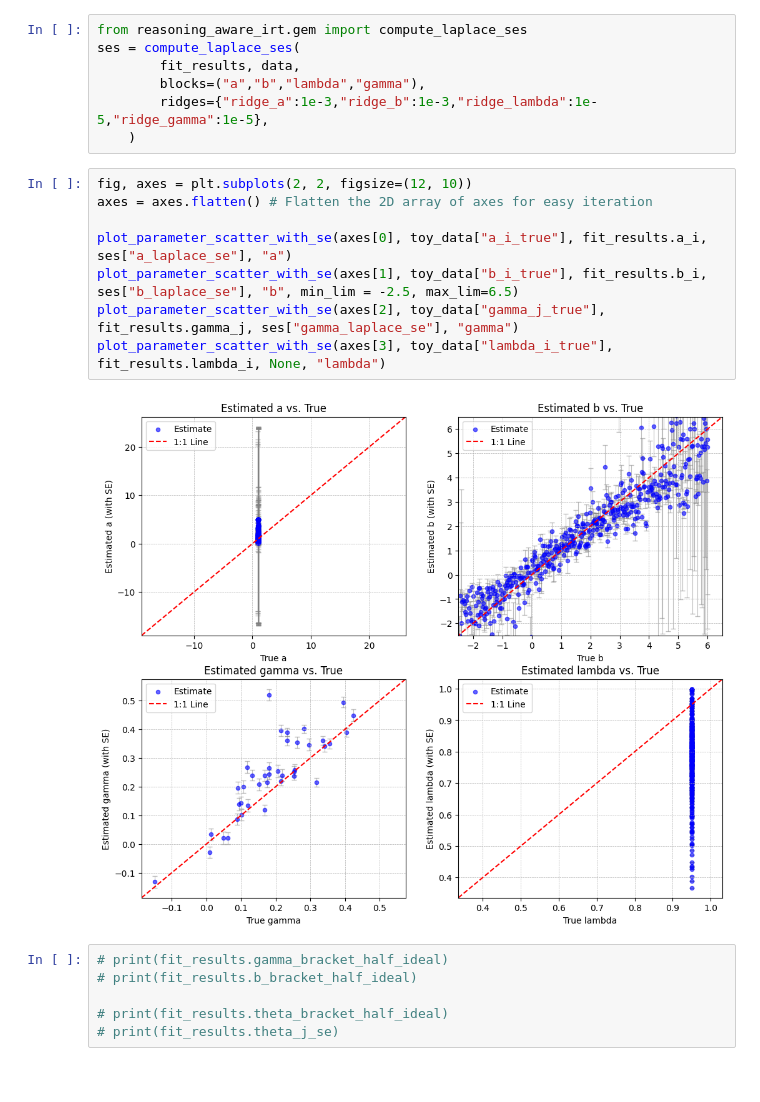
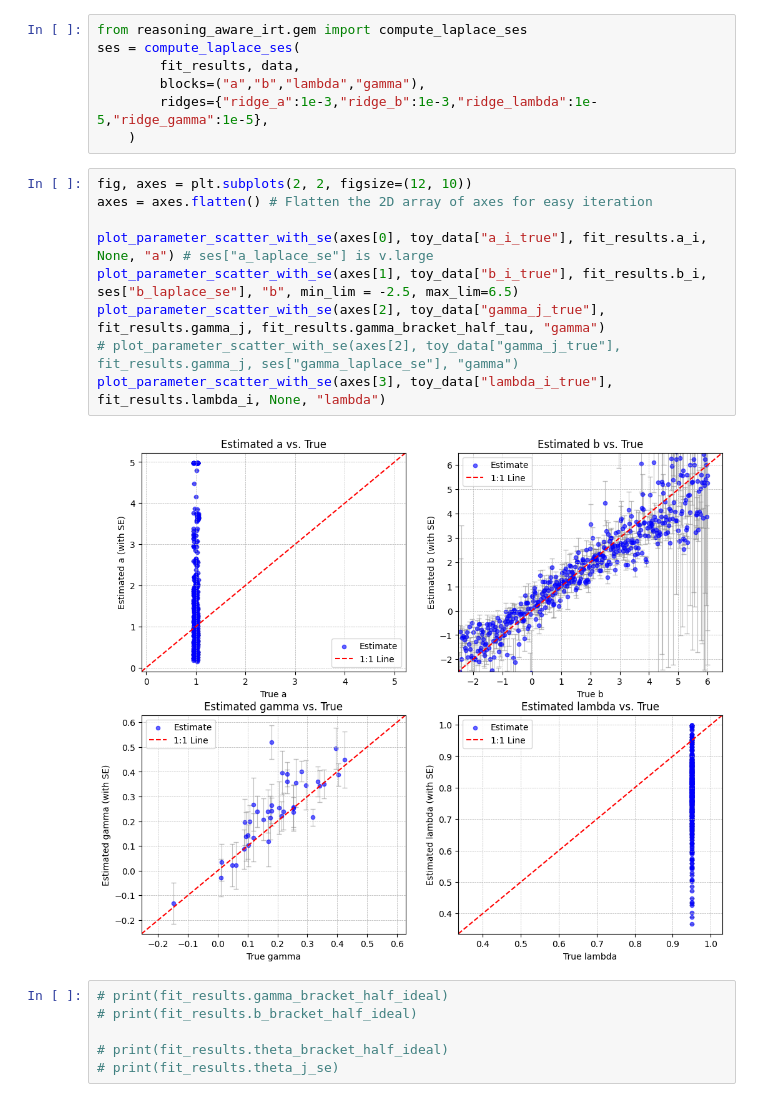
Before and after one commit to ratthachat/reasoning-aware-irt, a Jupyter notebook: notebooks/toy.ipynb, the cells around one changed output. Cells and saved outputs as stored; diff of their text form.

```diff
--- a/notebooks/toy.ipynb
+++ b/notebooks/toy.ipynb
@@ -179,13 +237,14 @@ ses = compute_laplace_ses(
 # %%
 fig, axes = plt.subplots(2, 2, figsize=(12, 10))
 axes = axes.flatten() # Flatten the 2D array of axes for easy iteration
 
-plot_parameter_scatter_with_se(axes[0], toy_data["a_i_true"], fit_results.a_i, ses["a_laplace_se"], "a")
+plot_parameter_scatter_with_se(axes[0], toy_data["a_i_true"], fit_results.a_i, None, "a") # ses["a_laplace_se"] is v.large
 plot_parameter_scatter_with_se(axes[1], toy_data["b_i_true"], fit_results.b_i, ses["b_laplace_se"], "b", min_lim = -2.5, max_lim=6.5)
-plot_parameter_scatter_with_se(axes[2], toy_data["gamma_j_true"], fit_results.gamma_j, ses["gamma_laplace_se"], "gamma")
+plot_parameter_scatter_with_se(axes[2], toy_data["gamma_j_true"], fit_results.gamma_j, fit_results.gamma_bracket_half_tau, "gamma")
+# plot_parameter_scatter_with_se(axes[2], toy_data["gamma_j_true"], fit_results.gamma_j, ses["gamma_laplace_se"], "gamma")
 plot_parameter_scatter_with_se(axes[3], toy_data["lambda_i_true"], fit_results.lambda_i, None, "lambda")
 # %% [output]
-[figure, old version]
+[figure, new version]
 # %%
 # print(fit_results.gamma_bracket_half_ideal)
 # print(fit_results.b_bracket_half_ideal)
```
Also changed, not shown: parts of 6 cells of this notebook, 1 other file.
